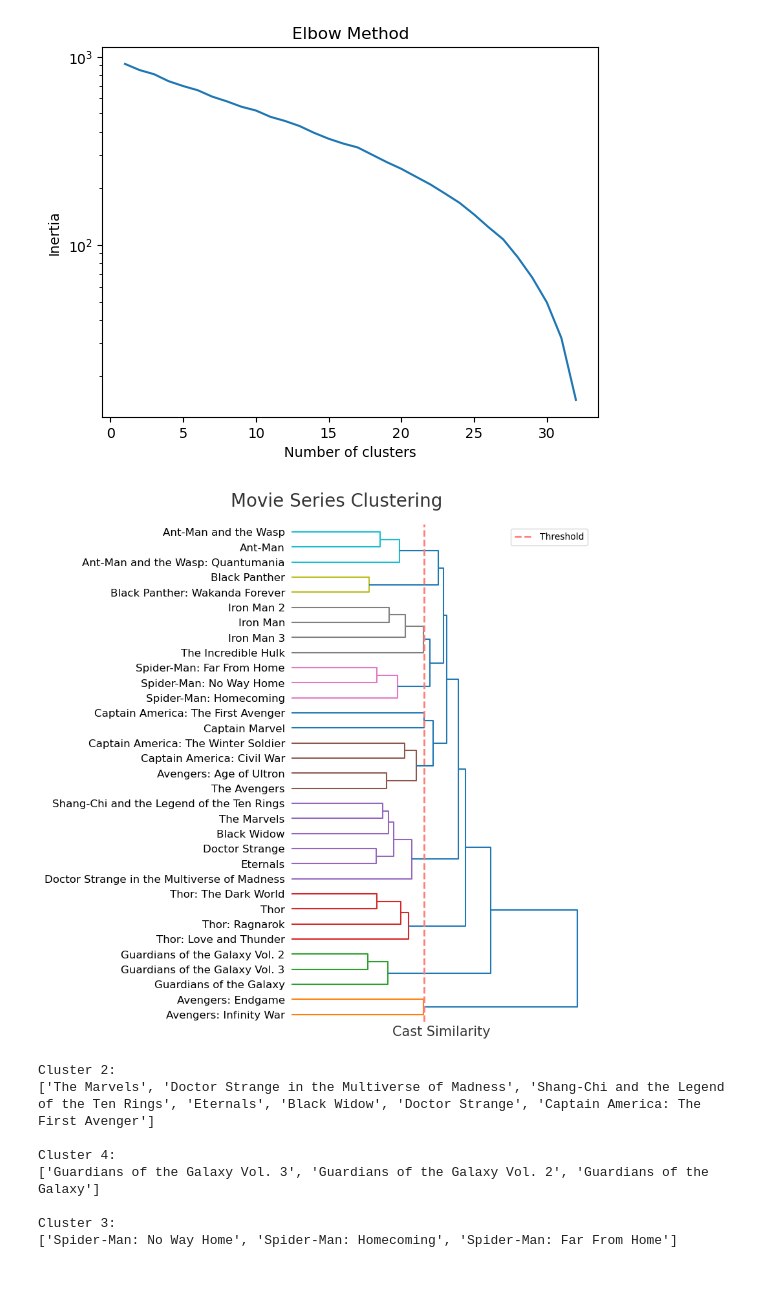
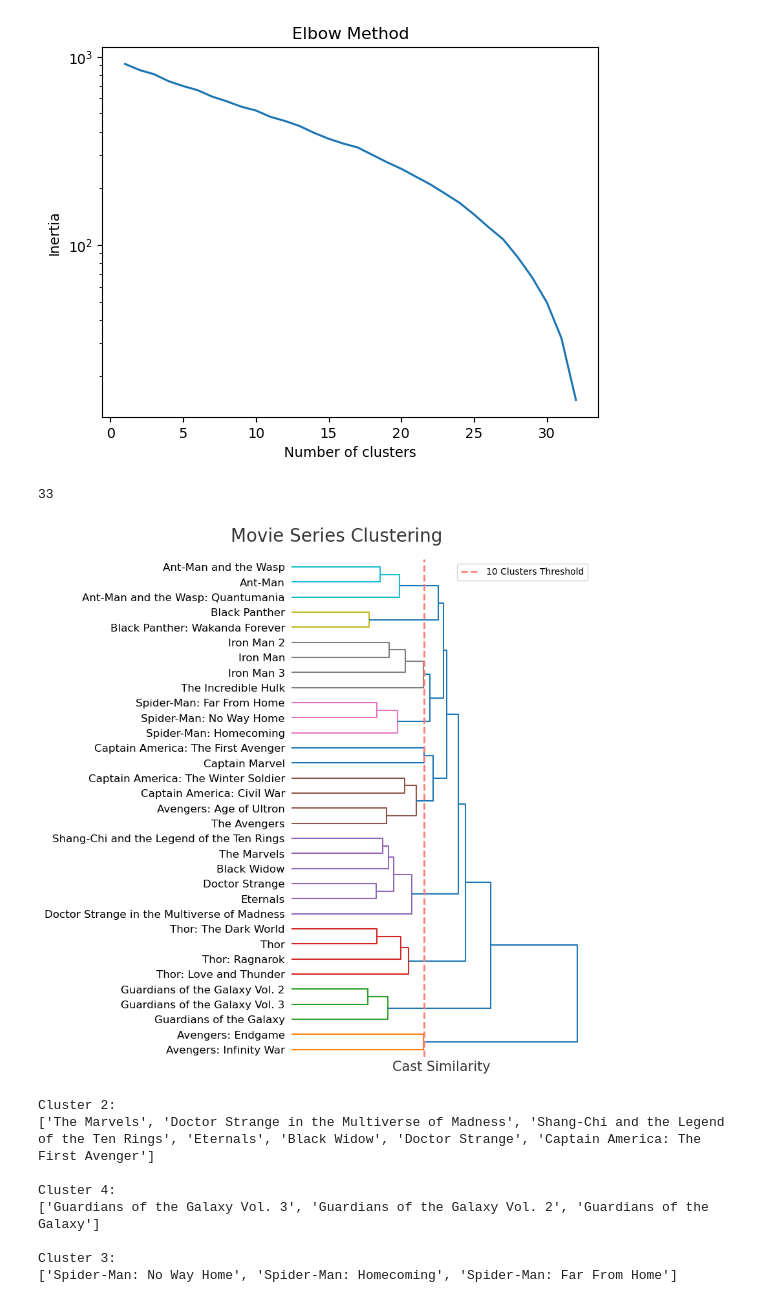
Before and after one commit to rizz-kings/data-in-the-wild, a Jupyter notebook: notebooks/filmseries.ipynb, the cells around one changed output. Saved outputs shown, nothing was run; the diff lists cells and outputs as text; code cells hidden in the pictures.

```diff
--- a/notebooks/filmseries.ipynb
+++ b/notebooks/filmseries.ipynb
@@ -143,36 +143,39 @@ for i in range(len(link) + 1 - number_of_clusters):
 clusters = {}
 for i in range(len(link) + 1):
     clusters[i] = [i]
 
 # ploting a threshold line based on max_d to make number_of_clusters clusters
 plt.figure(figsize=(6, 10))
 # title in the middle
 plt.title("Movie Series Clustering", fontsize=20, pad=20, c="#353535")
 plt.gca().title.set_position([.15, 1.05])
 
 plt.gca().spines['top'].set_visible(False)
 plt.gca().spines['right'].set_visible(False)
 plt.gca().spines['left'].set_visible(False)
 plt.gca().spines['bottom'].set_visible(False)
 
 den = dendrogram(link, orientation='right', labels=range(len(link) + 1), color_threshold=max_d)
-plt.axvline(x=max_d, c='#ff7d78', ls='--', lw=2, label='Threshold')
+plt.axvline(x=max_d, c='#ff7d78', ls='--', lw=2, label=f'{number_of_clusters} Clusters Threshold')
 plt.xlabel('Cast Similarity', fontsize=15, c="#353535")
 
 # removing the ticks on x axis
 plt.gca().get_xaxis().set_ticks([])
 
 leaves = den["leaves"]
 
+print(len(leaves))
+
 movie_names = [df['movie_name'][int(xtick)] for xtick in leaves]
 
 # bold
 plt.gca().set_yticklabels(movie_names, rotation=0, fontsize=12)
-plt.savefig(PLOT_FOLDER + "/dendrogram_threshold.png")
 plt.legend()
+plt.savefig(PLOT_FOLDER + "/dendrogram_threshold.png", bbox_inches='tight', dpi=300)
 plt.show()
 # %% [output]
+33
-[figure, old version]
+[figure, new version]
 # %%
 from scipy.cluster.hierarchy import fcluster
 from sklearn.cluster import AgglomerativeClustering
```
Also changed, not shown: parts of 1 cell of this notebook, 6 other files.
